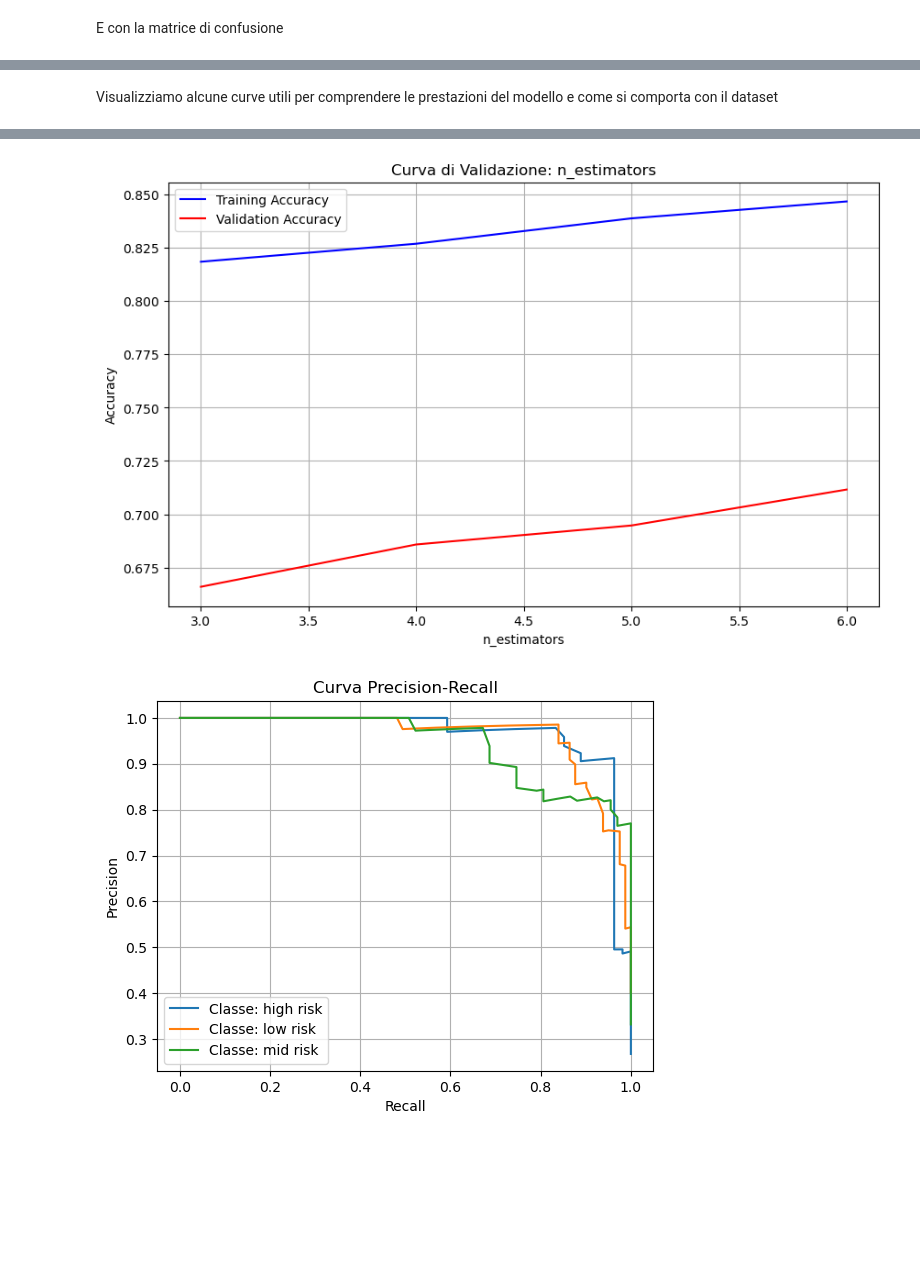
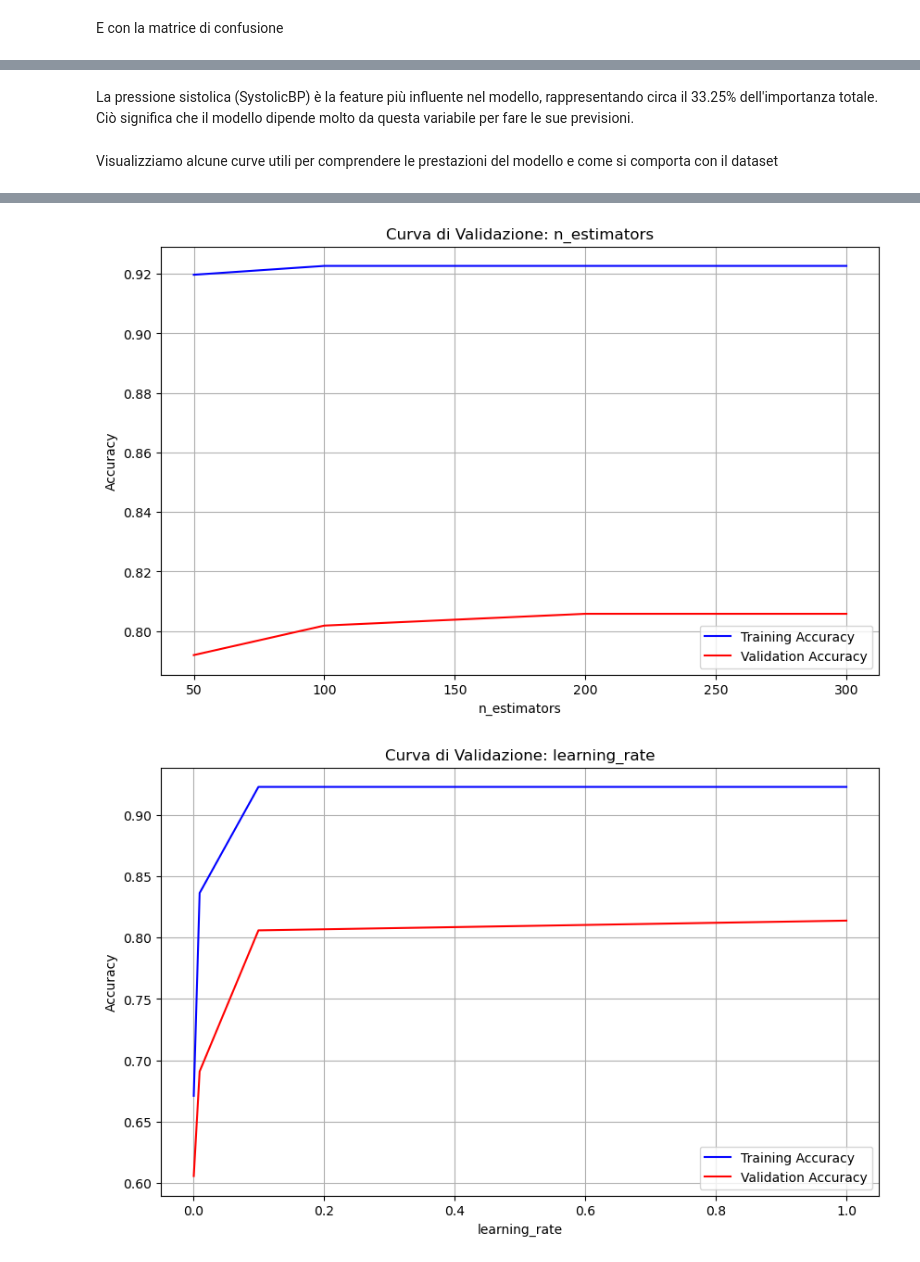
Before and after one commit to danlerr/Fondamenti-del-machine-learning, a Jupyter notebook: step4GradientBoosting.ipynb, the cells around one changed output, grey strips where cells are left out. Saved outputs shown, nothing was run; the diff lists cells and outputs as text; code cells hidden in the pictures; blank space fills up the shorter version.

```diff
--- a/step4GradientBoosting.ipynb
+++ b/step4GradientBoosting.ipynb
@@ -176,3 +174,5 @@ disp.plot(cmap="Blues")
+# %% [markdown]
+La pressione sistolica (SystolicBP) è la feature più influente nel  modello, rappresentando circa il 33.25% dell'importanza totale. Ciò significa che il modello dipende molto da questa variabile per fare le sue previsioni.
 # %% [markdown]
 Visualizziamo alcune curve utili per comprendere le prestazioni del modello e come si comporta con il dataset
 # %%
@@ -255,12 +255,13 @@ def plot_roc_curve(model, X_test, y_test):
 
 plot_learning_curve(final_model, X, y)
 
-# Curva di validazione per un iperparametro, es. 'max_depth'
-plot_validation_curve(final_model, X, y, param_name='n_estimators', param_range=[3, 4, 5, 6])
+# Curva di validazione per un iperparametro
+plot_validation_curve(final_model, X, y, param_name='n_estimators', param_range=[50, 100, 200, 300])
+plot_validation_curve(final_model, X, y, param_name='learning_rate', param_range=[0.001, 0.01, 0.1, 1.0], cv=5)
 
 # Precision-Recall
 plot_precision_recall_curve(final_model, X_test, y_test)
 
-# ROC-AUC (opzionale)
+# ROC-AUC
 plot_roc_curve(final_model, X_test, y_test)
 # %% [output]
@@ -268,2 +269,2 @@ plot_roc_curve(final_model, X_test, y_test)
-[figure, old version]
+[figure, new version]
-[figure, old version]
+[figure, new version]
```
Also changed, not shown: parts of 10 cells of this notebook.
